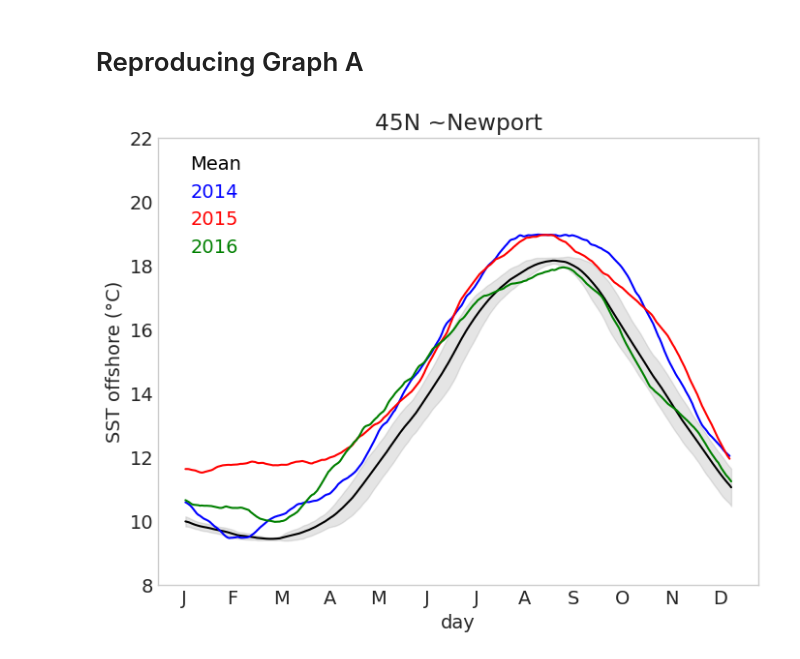
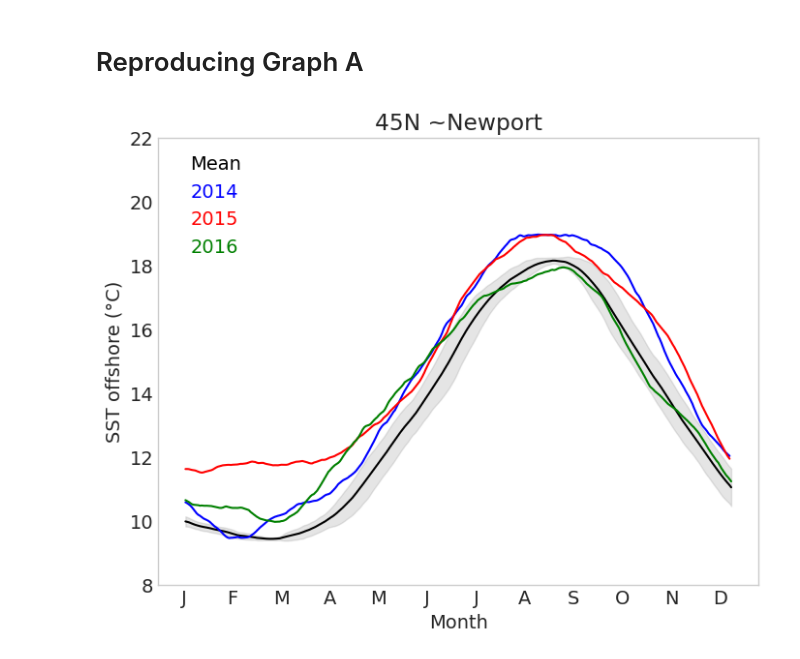
Before and after one commit to UCB-stat-159-s23/hw03-Group28, a Jupyter notebook: climate-Q06.ipynb, the cells around one changed output. Saved outputs shown, nothing was run; the diff lists cells and outputs as text; code cells hidden in the pictures.

Commit message:
fixed xlabel

```diff
--- a/climate-Q06.ipynb
+++ b/climate-Q06.ipynb
@@ -71,31 +71,32 @@ copy = copy.sel(lat= latitude, lon = longitude, method = 'nearest')
 
 #Values that are ±1 SD around the mean during 2002–2013 that make up the grey area
 average_day = copy.groupby(copy.day).mean()
 average_day.cel_sst.rolling(day = 30, center = True).mean().plot(x = 'day', color = 'black', label = 'Mean')
 
 #Values during 2014 that make up the blue line
 copy.sel(time='2014').cel_sst.rolling(time=30, center=True).mean().plot(x='day', color='blue', label='2014')
 
 #Values during 2015 that mkae the red line
 copy.sel(time = "2015").cel_sst.rolling(time = 30, center = True).mean().plot(x = 'day', color = 'red' , label='2015');
 
 #Values during 2016 that make the green line
 copy.sel(time = "2016").cel_sst.rolling(time = 30, center = True).mean().plot(x = 'day', color = 'green', label='2016');
 
 
 copy_mean = average_day.cel_sst.rolling(day = 30, center = True).mean( )
 copy_std = average_day.cel_sst.rolling(day = 30, center = True).std()
 days = average_day.assign({'cel_sst_plus_1sd': copy_mean + copy_std, 'cel_sst_minus_1sd': copy_mean - copy_std})
 
 #Plotting
 plt.fill_between(days.day, days.cel_sst_minus_1sd, days.cel_sst_plus_1sd, alpha = 0.2, color = 'tab:gray');
 #plt.fill_between(mean_values.dayofyear, upper_values, lower_values, color='tab: darkgrey')
 plt.title('45N ~Newport')
 plt.ylabel('SST offshore (°C)')
 plt.xticks(np.arange(15, 346, 30), ['J', 'F', 'M', 'A', 'M', 'J', 'J', 'A', 'S', 'O', 'N', 'D'])
+plt.xlabel('Month')
 plt.ylim(8, 22)
 plt.grid(b=None)
 plt.legend(loc='upper left', labelcolor='linecolor', frameon=False, handlelength=0)
 plt.savefig('outputs/climate-Q06.png')
 # %% [output]
-[figure, old version]
+[figure, new version]
```
Also changed, not shown: 1 other file.
